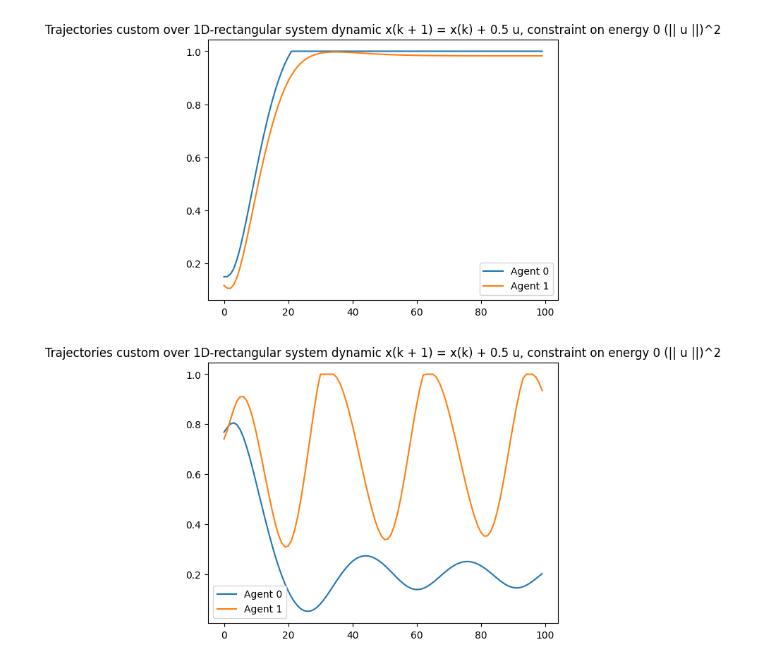
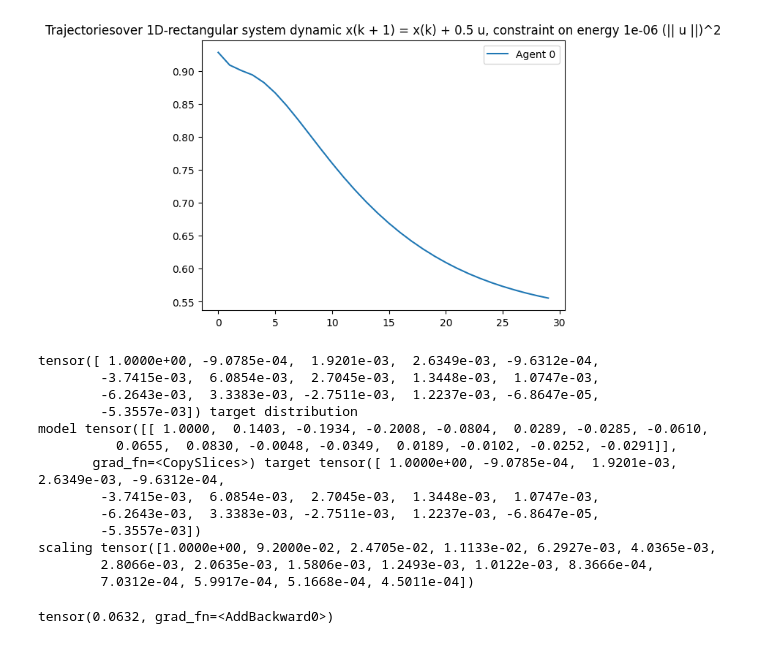
Before and after one commit to Justus-ui/Recursive_kan, a Jupyter notebook: train.ipynb, the cells around one changed output. Drawn from its saved outputs; the diff is of its cells as text; code cells hidden in the pictures.

```diff
--- a/train.ipynb
+++ b/train.ipynb
@@ -20,16 +20,16 @@ def gen_sample(batch_size, N_agents, in_dim = None, L = None):
         x[:, :, i] = torch.clamp(x[:, :, i], max=L[i])
     return x
 # %%
-N_Agents = 2
+N_Agents = 1
 in_dim = 1
 batch_size = 32
-n_samples = 1024
-timesteps = 100
+n_samples = 128
+timesteps = 30
 lam = 0.5
-control_energy_reg = 0#1e-9 ### regularization on maximum control energy
-k_max = 128
+control_energy_reg = 1e-6 ### regularization on maximum control energy
+k_max = 16
 u_max = 100 # does not do anything currently
-thres = 1e-3 ### softness on constraint (will penalize when this much outside of rect)
+thres = 1e-2 ### softness on constraint (will penalize when this much outside of rect)
 # %%
 densties = ['custom']
 regions = [
@@ -46,4 +54,7 @@ sys.path.append(r'C:\Users\JP\Documents\TU Berlin\Master\Code_RNN\Recursive_kan\
 import importlib
 importlib.reload(Ergodic_Loss)
 importlib.reload(Recursive_KAN)
+criterion = Ergodic_Loss.Ergodicity_Loss(N_Agents = N_Agents, n_timesteps = timesteps,L = None, in_dim = in_dim, k_max = k_max, thres = thres, control_energy_reg = control_energy_reg, density = 'custom',verbose = False, pdf = custom_pdf, max_pdf = 1, num_samples = 100000)
+model = Recursive_KAN.KAN_RNN_Layer(N_Agents = N_Agents, in_dim = in_dim, hidden = 128, depth = 2, n_timesteps = timesteps,sys_param_lam= lam, u_max = u_max, network_type='multi')
+model.init_hidden(batch_size = batch_size)
 # %% [output]
@@ -107,15 +117,40 @@ Epoch [27/150], Loss: 0.001952
 # %%
 #plot trajectory
-for i,model in enumerate(models):
-    model.eval()
-    inital_state = gen_sample(batch_size = 1, N_agents = N_Agents, in_dim = in_dim)
-    model.init_hidden(batch_size = 1)
-    outs, control = model(inital_state)
-    for i in range(N_Agents):
-        plt.plot(outs[:,:,i,:].squeeze().detach(), label = f'Agent {i}')
-    plt.title(f'Trajectories {densties[i]} over 1D-rectangular system dynamic x(k + 1) = x(k) + {lam} u, constraint on energy {control_energy_reg} (|| u ||)^2')
-    plt.legend()
-    plt.show()
+model.eval()
+inital_state = gen_sample(batch_size = 1, N_agents = N_Agents, in_dim = in_dim)
+model.init_hidden(batch_size = 1)
+outs, control = model(inital_state)
+for j in range(N_Agents):
+    plt.plot(outs[:,:,j,:].squeeze().detach(), label = f'Agent {j}')
+plt.title(f'Trajectoriesover 1D-rectangular system dynamic x(k + 1) = x(k) + {lam} u, constraint on energy {control_energy_reg} (|| u ||)^2')
+plt.legend()
+plt.show()
 # %% [output]
-[figure, old version]
+[figure, new version]
-[figure, removed]
+# %%
+import Ergodic_Loss
+import sys
+sys.path.append(r'C:\Users\JP\Documents\TU Berlin\Master\Code_RNN\Recursive_kan\Ergodic_Loss.py')
+import importlib
+importlib.reload(Ergodic_Loss)
+criterion = Ergodic_Loss.Ergodicity_Loss(N_Agents = N_Agents, n_timesteps = timesteps,L = None, in_dim = in_dim, k_max = k_max,control_energy_reg = control_energy_reg, density = 'custom', pdf = custom_pdf, max_pdf = 5 / 3, num_samples = 100000)
+inital_state = gen_sample(batch_size = 1, N_agents = N_Agents, in_dim = in_dim)
+model.init_hidden(batch_size = 1)
+outs, control = model(inital_state)
+criterion.verbose = True
+criterion(x = outs, u = control)
+# %% [output]
+tensor([ 1.0000e+00, -9.0785e-04,  1.9201e-03,  2.6349e-03, -9.6312e-04,
+        -3.7415e-03,  6.0854e-03,  2.7045e-03,  1.3448e-03,  1.0747e-03,
+        -6.2643e-03,  3.3383e-03, -2.7511e-03,  1.2237e-03, -6.8647e-05,
+        -5.3557e-03]) target distribution
+model tensor([[ 1.0000,  0.1403, -0.1934, -0.2008, -0.0804,  0.0289, -0.0285, -0.0610,
+          0.0655,  0.0830, -0.0048, -0.0349,  0.0189, -0.0102, -0.0252, -0.0291]],
+       grad_fn=<CopySlices>) target tensor([ 1.0000e+00, -9.0785e-04,  1.9201e-03,  2.6349e-03, -9.6312e-04,
+        -3.7415e-03,  6.0854e-03,  2.7045e-03,  1.3448e-03,  1.0747e-03,
+        -6.2643e-03,  3.3383e-03, -2.7511e-03,  1.2237e-03, -6.8647e-05,
+        -5.3557e-03])
+scaling tensor([1.0000e+00, 9.2000e-02, 2.4705e-02, 1.1133e-02, 6.2927e-03, 4.0365e-03,
+        2.8066e-03, 2.0635e-03, 1.5806e-03, 1.2493e-03, 1.0122e-03, 8.3666e-04,
+        7.0312e-04, 5.9917e-04, 5.1668e-04, 4.5011e-04])
+tensor(0.0632, grad_fn=<AddBackward0>)
```
Also changed, not shown: parts of 5 cells of this notebook, 8 other files.
